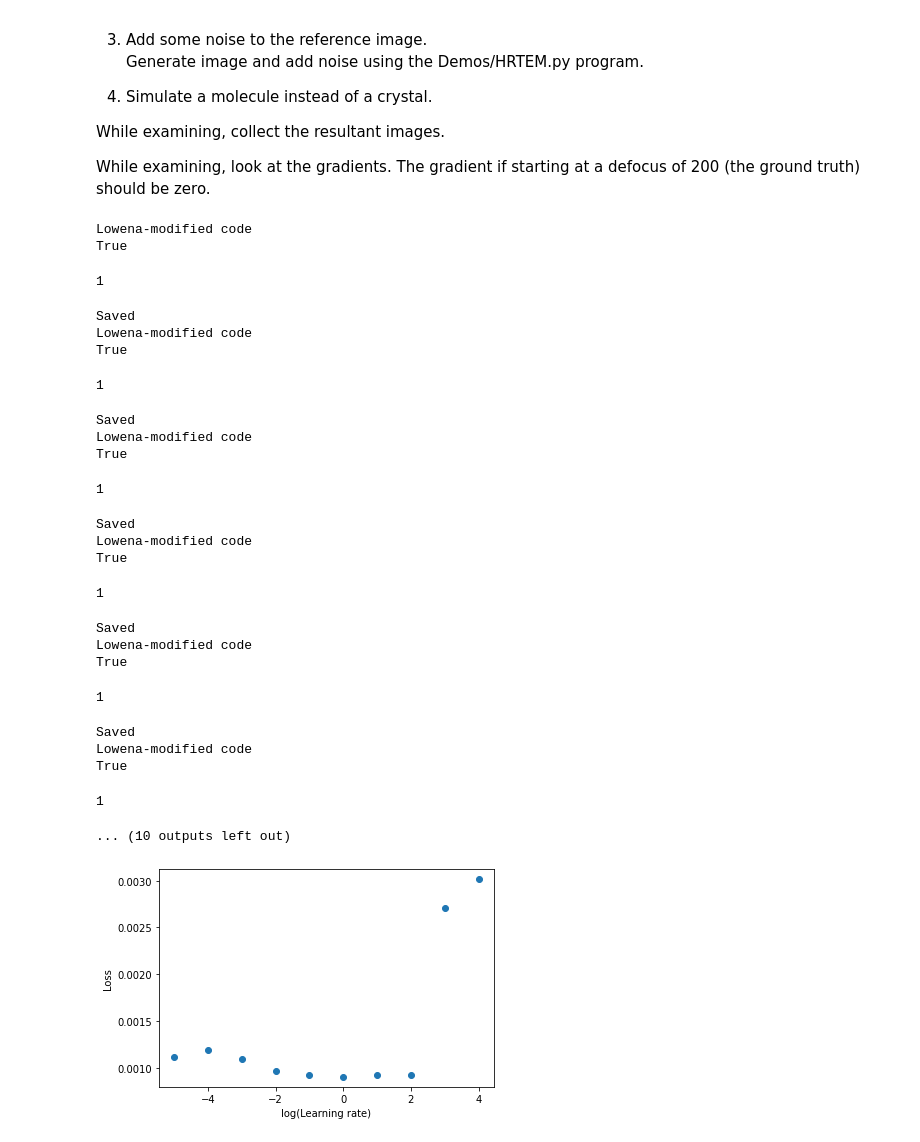
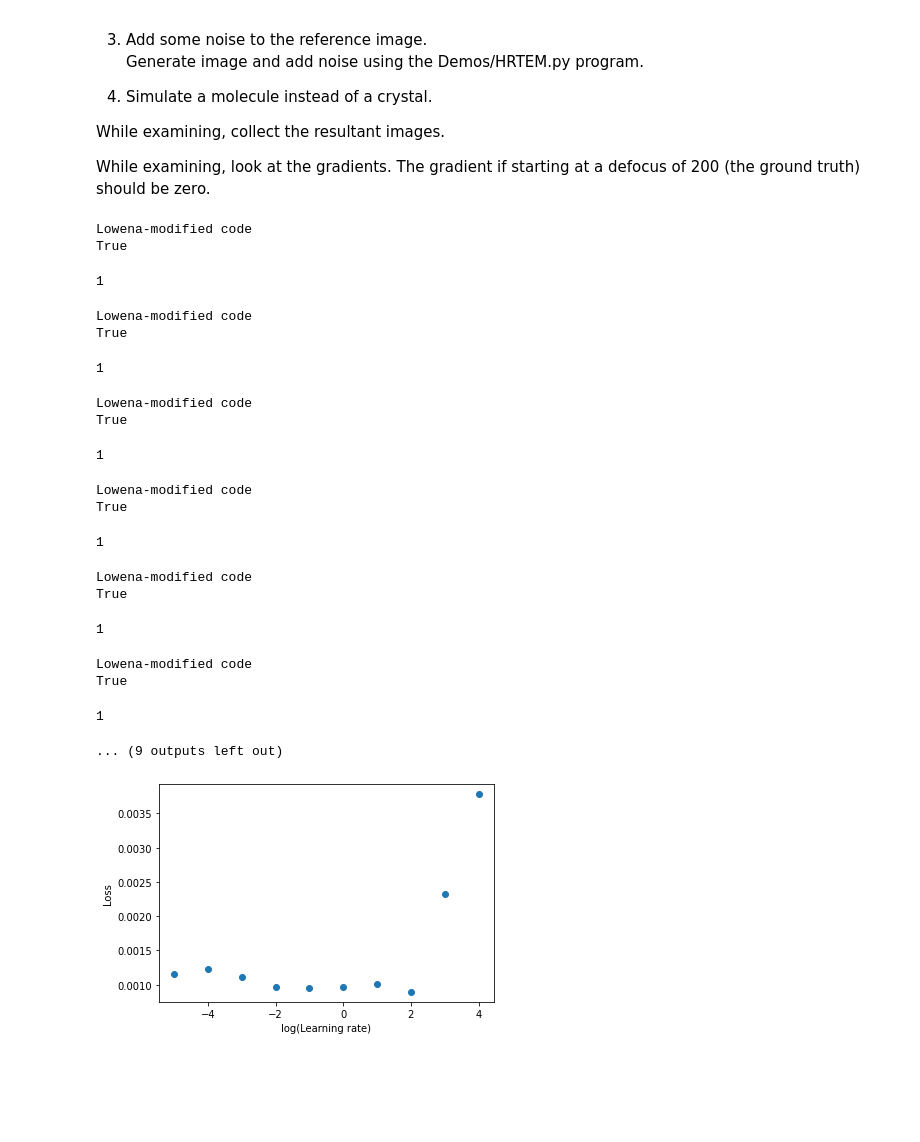
Before and after one commit to LowenaHull/py_multislice_differentiable_tem, a Jupyter notebook: Demos/Part_1_Just_Defocus/1b.ipynb, the cells around one changed output. Drawn from its saved outputs; the diff is of its cells as text; code cells hidden in the pictures; blank space fills up the shorter version.

```diff
--- a/Demos/Part_1_Just_Defocus/1b.ipynb
+++ b/Demos/Part_1_Just_Defocus/1b.ipynb
@@ -121,13 +121,15 @@ def create_initial_guess(aberrations):
 def save_sim_image(sim_image, lr):
     plt.imshow(sim_image[0].detach().cpu().numpy())
 
-    plt.title(u'Simulated image of SrTiO\u2083\n using a learning rate of {lr}'.format(lr=lr), fontsize=15)
+    plt.title(u'Simulated image of SrTiO\u2083/CeO\u2082 interface\n using a learning rate of {lr}'.format(lr=lr), fontsize=15)
     plt.xticks([])
     plt.yticks([])
 
-    filepath = "/home/hremadmin/Documents/Project/ML_files/Work_Jan_19/Part_1_just_df/Variation_with_learning_rate/simulated_image_"+ str(lr) + ".jpg"
+    filepath = "/home/hremadmin/Documents/Project/ML_files/Work_Jan_19/Part_1_just_df/Variation_with_learning_rate/simulated_image_"+ str(lr) + "_v2.jpg"
     plt.savefig(filepath, dpi=500)
-    print("Saved")
+
+    filepath_2 = "/home/hremadmin/Documents/Project/ML_files/Work_Jan_19/Part_1_just_df/Variation_with_learning_rate/image_ data_"+ str(lr) + ".pt"
+    torch.save(sim_image, filepath_2)
 # %%
 def optimise(aberrations, output, ref_data, n_iters, learning_rate, loss_multiplier):
     """Go through and refine the aberrations to minimise difference between initial guess (output) and experimental image"""
@@ -204,7 +202,7 @@ def main(n_iters, learning_rate, loss_multiplier):
     runtime, loss, defocus_final = optimise(aberrations, output, ref_data, n_iters, learning_rate, loss_multiplier)
     return runtime, loss, defocus_final
 # %%
-lrs = [1e-1, 1e-2, 1e-3, 1e-4, 1e-5, 1e0, 1e1, 1e2, 1e3, 1e4]
+lrs = [1e-5, 1e-4, 1e-3, 1e-2, 1e-1, 1e0, 1e1, 1e2, 1e3, 1e4]
 
 # Constants
 n_iters = 2000
@@ -223,31 +221,26 @@ for i in lrs:
 Lowena-modified code
 True
 1
-Saved
 Lowena-modified code
 True
 1
-Saved
 Lowena-modified code
 True
 1
-Saved
 Lowena-modified code
 True
 1
-Saved
 Lowena-modified code
 True
 1
-Saved
 Lowena-modified code
 True
 1
-... (10 outputs left out)
+... (9 outputs left out)
 # %%
 # Saving data to file code
 
-filename = "Variation_learning_rate.txt"
+filename = "/home/hremadmin/Documents/Project/ML_files/Work_Jan_19/Part_1_just_df/Variation_with_learning_rate/Variation_learning_rate_2.txt"
 
 f = open(filename, "w")
 x = "Learning rate, Loss, Final defocus value, time to run"
@@ -263,19 +256,17 @@ f.close()
 # %%
 # Plot the log
 import math
 x_data = [round(math.log(i, 10)) for i in lrs]
 
-#x_data.sort()
-
 plt.scatter(x_data, losses)
 plt.ylabel('Loss')
 plt.xlabel('log(Learning rate)')
 
-filepath = "/home/hremadmin/Documents/Project/ML_files/Work_Jan_19/Part_1_just_df/Variation_with_learning_rate/Loss.jpg"
+filepath = "/home/hremadmin/Documents/Project/ML_files/Work_Jan_19/Part_1_just_df/Variation_with_learning_rate/Loss_2.jpg"
 plt.savefig(filepath, dpi=500)
 
 plt.show()
 # %% [output]
-[figure, old version]
+[figure, new version]
 # %%
 x_data = [round(math.log(i, 10)) for i in lrs[0:-2]]
```
Also changed, not shown: parts of 2 cells of this notebook, 9 other files.
